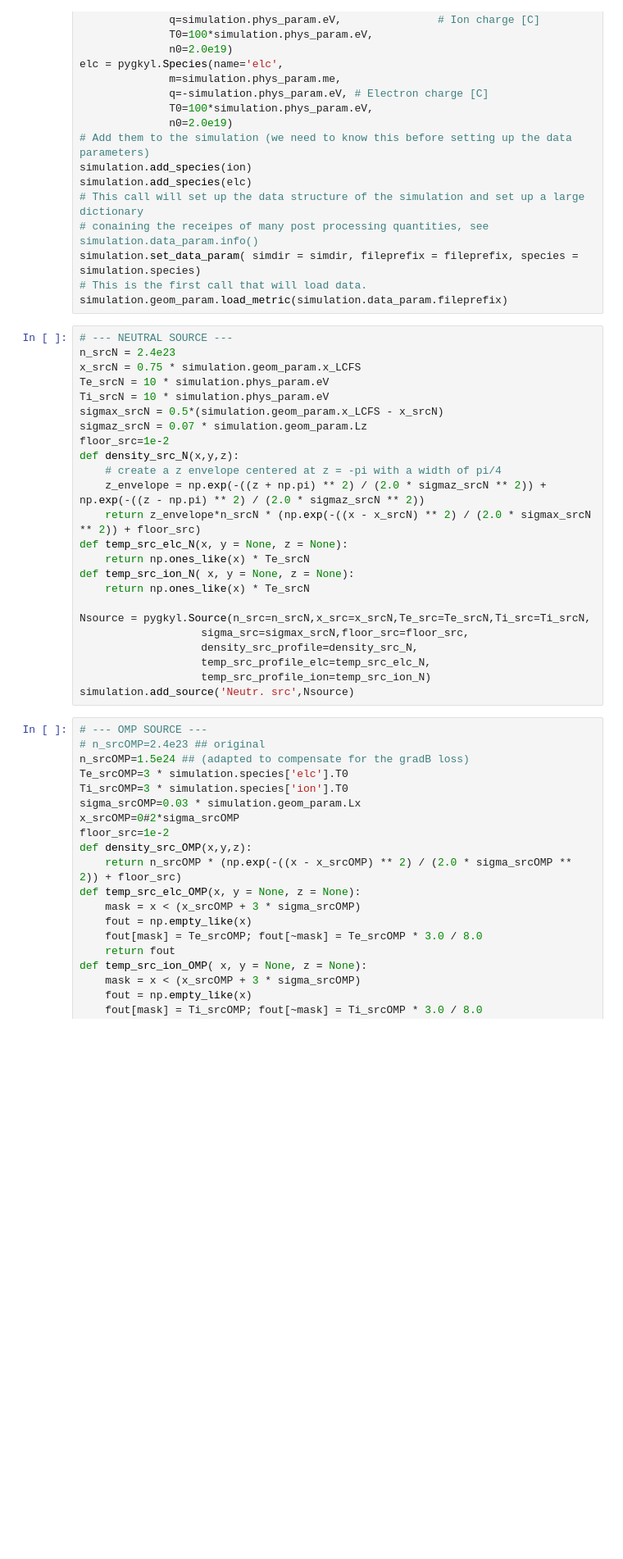
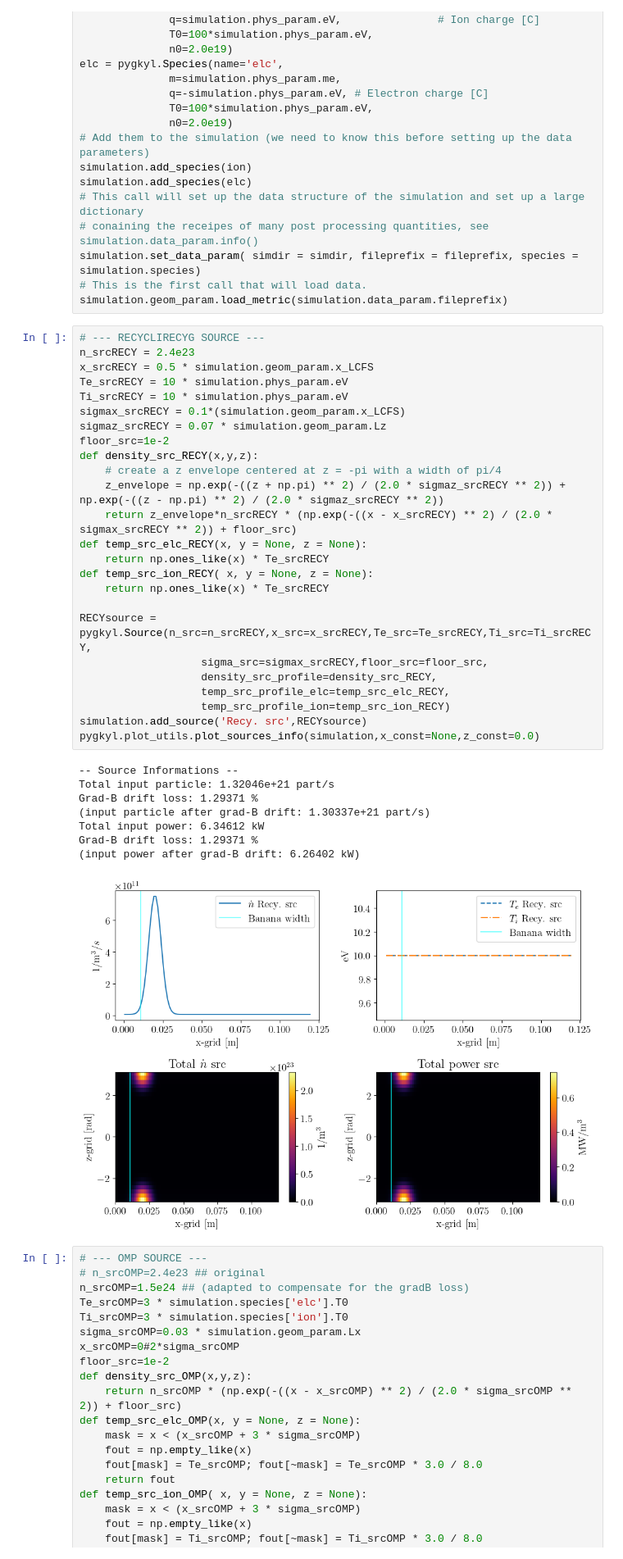
Before and after one commit to Antoinehoff/personal_gkyl_scripts, a Jupyter notebook: studies/source_and_ic_designer.ipynb, the cells around one changed output. Shown at 82% size. Saved outputs shown, nothing was run; the diff lists cells and outputs as text; blank space fills up the shorter version.

```diff
--- a/studies/source_and_ic_designer.ipynb
+++ b/studies/source_and_ic_designer.ipynb
@@ -57,29 +57,39 @@ simulation.set_data_param( simdir = simdir, fileprefix = fileprefix, species = s
 # This is the first call that will load data.
 simulation.geom_param.load_metric(simulation.data_param.fileprefix)
 # %%
-# --- NEUTRAL SOURCE ---
-n_srcN = 2.4e23
-x_srcN = 0.75 * simulation.geom_param.x_LCFS
-Te_srcN = 10 * simulation.phys_param.eV
-Ti_srcN = 10 * simulation.phys_param.eV
-sigmax_srcN = 0.5*(simulation.geom_param.x_LCFS - x_srcN)
-sigmaz_srcN = 0.07 * simulation.geom_param.Lz
+# --- RECYCLIRECYG SOURCE ---
+n_srcRECY = 2.4e23
+x_srcRECY = 0.5 * simulation.geom_param.x_LCFS
+Te_srcRECY = 10 * simulation.phys_param.eV
+Ti_srcRECY = 10 * simulation.phys_param.eV
+sigmax_srcRECY = 0.1*(simulation.geom_param.x_LCFS)
+sigmaz_srcRECY = 0.07 * simulation.geom_param.Lz
 floor_src=1e-2
-def density_src_N(x,y,z):
+def density_src_RECY(x,y,z):
     # create a z envelope centered at z = -pi with a width of pi/4
-    z_envelope = np.exp(-((z + np.pi) ** 2) / (2.0 * sigmaz_srcN ** 2)) + np.exp(-((z - np.pi) ** 2) / (2.0 * sigmaz_srcN ** 2))
-    return z_envelope*n_srcN * (np.exp(-((x - x_srcN) ** 2) / (2.0 * sigmax_srcN ** 2)) + floor_src)
-def temp_src_elc_N(x, y = None, z = None):
-    return np.ones_like(x) * Te_srcN
-def temp_src_ion_N( x, y = None, z = None):
-    return np.ones_like(x) * Te_srcN
+    z_envelope = np.exp(-((z + np.pi) ** 2) / (2.0 * sigmaz_srcRECY ** 2)) + np.exp(-((z - np.pi) ** 2) / (2.0 * sigmaz_srcRECY ** 2))
+    return z_envelope*n_srcRECY * (np.exp(-((x - x_srcRECY) ** 2) / (2.0 * sigmax_srcRECY ** 2)) + floor_src)
+def temp_src_elc_RECY(x, y = None, z = None):
+    return np.ones_like(x) * Te_srcRECY
+def temp_src_ion_RECY( x, y = None, z = None):
+    return np.ones_like(x) * Te_srcRECY
 
-Nsource = pygkyl.Source(n_src=n_srcN,x_src=x_srcN,Te_src=Te_srcN,Ti_src=Ti_srcN,
-                   sigma_src=sigmax_srcN,floor_src=floor_src,
-                   density_src_profile=density_src_N,
-                   temp_src_profile_elc=temp_src_elc_N,
-                   temp_src_profile_ion=temp_src_ion_N)
-simulation.add_source('Neutr. src',Nsource)
+RECYsource = pygkyl.Source(n_src=n_srcRECY,x_src=x_srcRECY,Te_src=Te_srcRECY,Ti_src=Ti_srcRECY,
+                   sigma_src=sigmax_srcRECY,floor_src=floor_src,
+                   density_src_profile=density_src_RECY,
+                   temp_src_profile_elc=temp_src_elc_RECY,
+                   temp_src_profile_ion=temp_src_ion_RECY)
+simulation.add_source('Recy. src',RECYsource)
+pygkyl.plot_utils.plot_sources_info(simulation,x_const=None,z_const=0.0)
+# %% [output]
+-- Source Informations --
+Total input particle: 1.32046e+21 part/s
+Grad-B drift loss: 1.29371 %
+(input particle after grad-B drift: 1.30337e+21 part/s)
+Total input power: 6.34612 kW
+Grad-B drift loss: 1.29371 %
+(input power after grad-B drift: 6.26402 kW)
+[figure, added]
 # %%
 # --- OMP SOURCE ---
 # n_srcOMP=2.4e23 ## original
```
Also changed, not shown: parts of 4 cells of this notebook, 2 other files.
